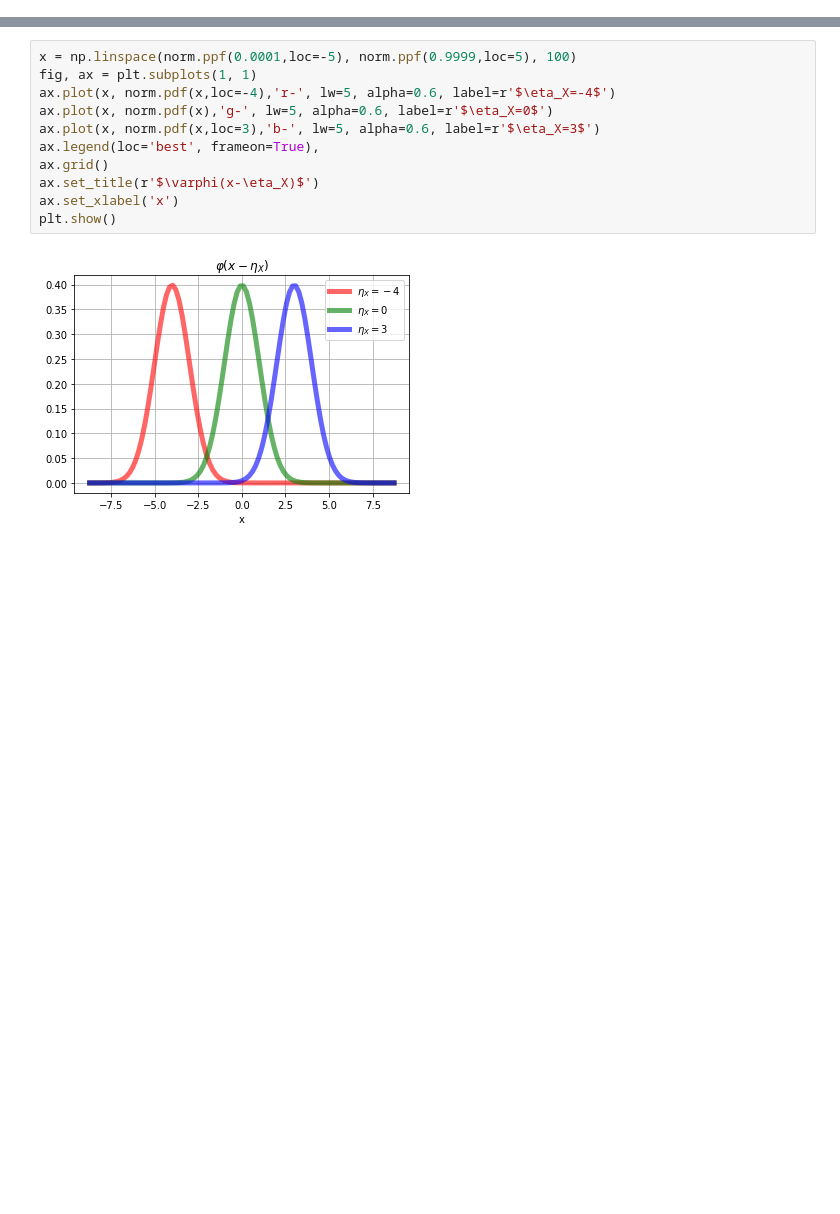
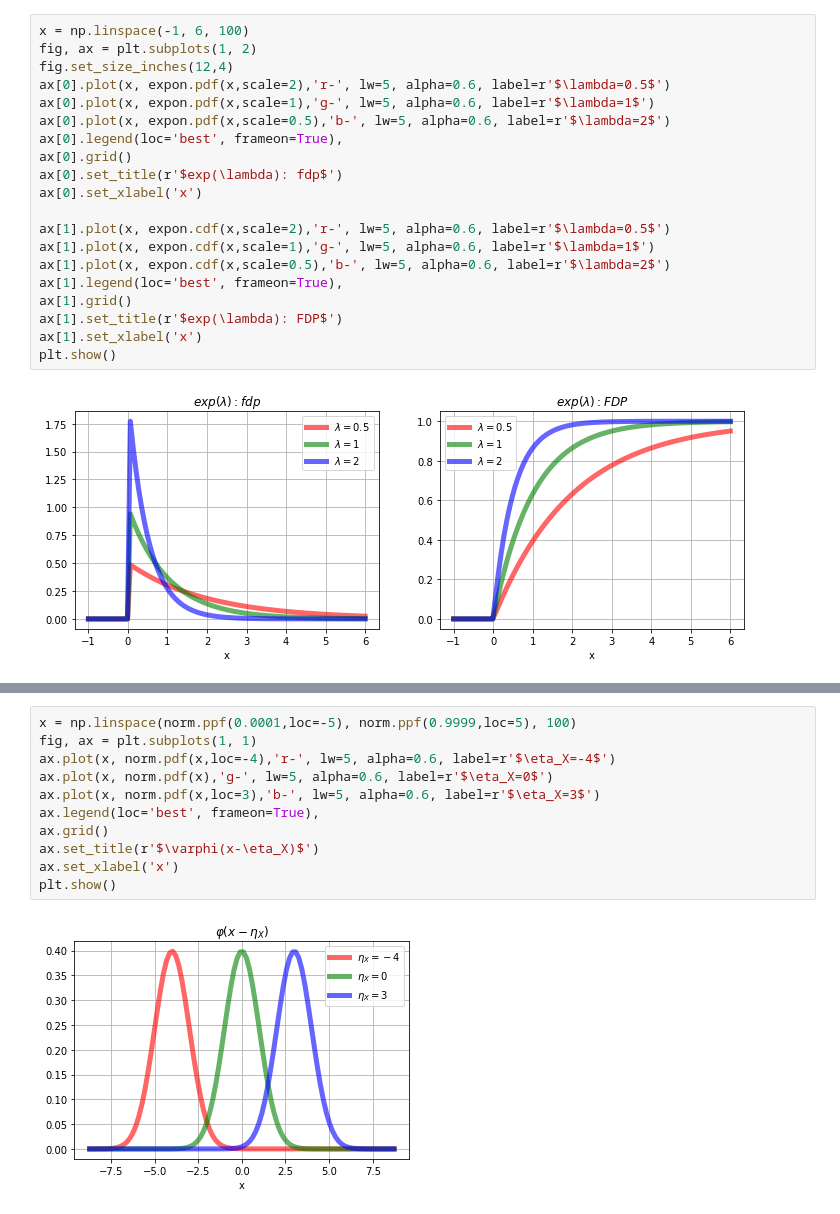
Before and after one commit to jruizalz/EPE-ULPGC, a Jupyter notebook: Bloque_2/4.DistribucionesContinuasHabituales.ipynb, the cells around one changed output, grey strips where cells are left out. Cells and saved outputs as stored; diff of their text form; blank space fills up the shorter version.

```diff
--- a/Bloque_2/4.DistribucionesContinuasHabituales.ipynb
+++ b/Bloque_2/4.DistribucionesContinuasHabituales.ipynb
@@ -4,0 +138,22 @@ import matplotlib.pyplot as plt
+# %%
+x = np.linspace(-1, 6, 100)
+fig, ax = plt.subplots(1, 2)
+fig.set_size_inches(12,4)
+ax[0].plot(x, expon.pdf(x,scale=2),'r-', lw=5, alpha=0.6, label=r'$\lambda=0.5$')
+ax[0].plot(x, expon.pdf(x,scale=1),'g-', lw=5, alpha=0.6, label=r'$\lambda=1$')
+ax[0].plot(x, expon.pdf(x,scale=0.5),'b-', lw=5, alpha=0.6, label=r'$\lambda=2$')
+ax[0].legend(loc='best', frameon=True),
+ax[0].grid()
+ax[0].set_title(r'$exp(\lambda): fdp$')
+ax[0].set_xlabel('x')
+
+ax[1].plot(x, expon.cdf(x,scale=2),'r-', lw=5, alpha=0.6, label=r'$\lambda=0.5$')
+ax[1].plot(x, expon.cdf(x,scale=1),'g-', lw=5, alpha=0.6, label=r'$\lambda=1$')
+ax[1].plot(x, expon.cdf(x,scale=0.5),'b-', lw=5, alpha=0.6, label=r'$\lambda=2$')
+ax[1].legend(loc='best', frameon=True),
+ax[1].grid()
+ax[1].set_title(r'$exp(\lambda): FDP$')
+ax[1].set_xlabel('x')
+plt.show()
+# %% [output]
+[figure, added]
```
Also changed, not shown: parts of 45 cells of this notebook, 4 other files.
